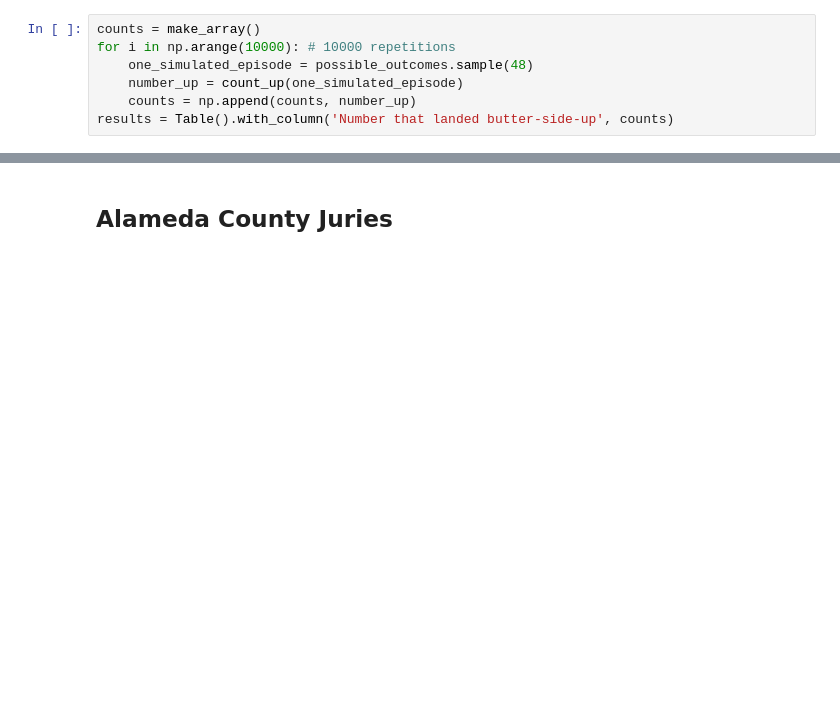
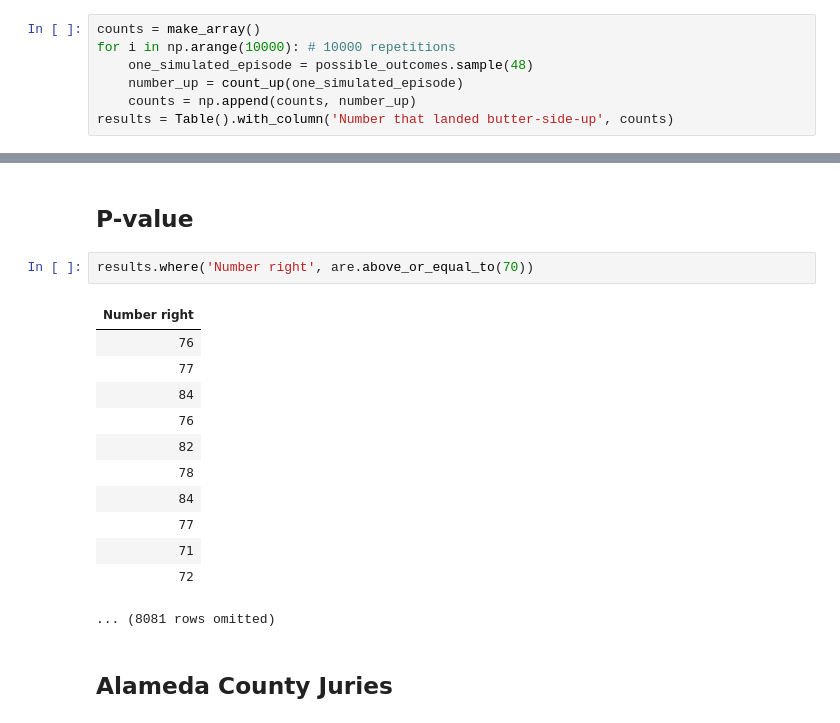
Before and after one commit to data-8/materials-fa17, a Jupyter notebook: lec/lec19.ipynb, the cells around one changed output, grey strips where cells are left out. Cells and saved outputs as stored; diff of their text form; blank space fills up the shorter version.

```diff
--- a/lec/lec19.ipynb
+++ b/lec/lec19.ipynb
@@ -89,3 +111,20 @@ results.where('Number that landed butter-side-up',
+# %% [markdown]
+## P-value
+# %%
+results.where('Number right', are.above_or_equal_to(70))
+# %% [output]
+| Number right |
+| 76 |
+| 77 |
+| 84 |
+| 76 |
+| 82 |
+| 78 |
+| 84 |
+| 77 |
+| 71 |
+| 72 |
+... (8081 rows omitted)
 # %% [markdown]
 ## Alameda County Juries
 # %%
```
Also changed, not shown: parts of 35 cells of this notebook.
